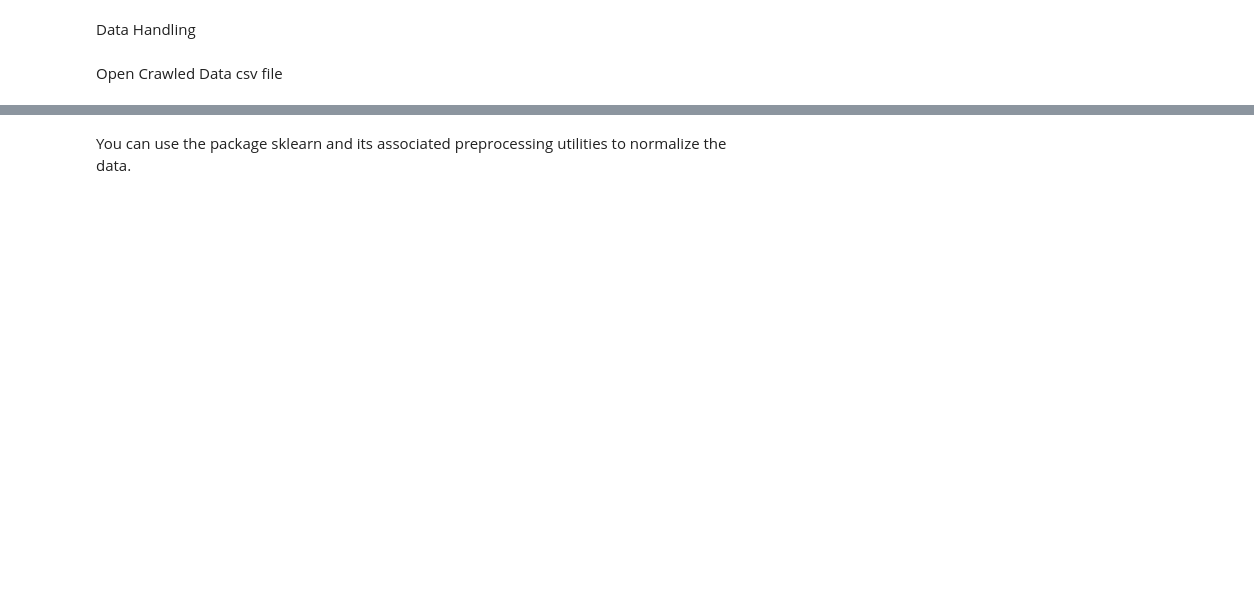
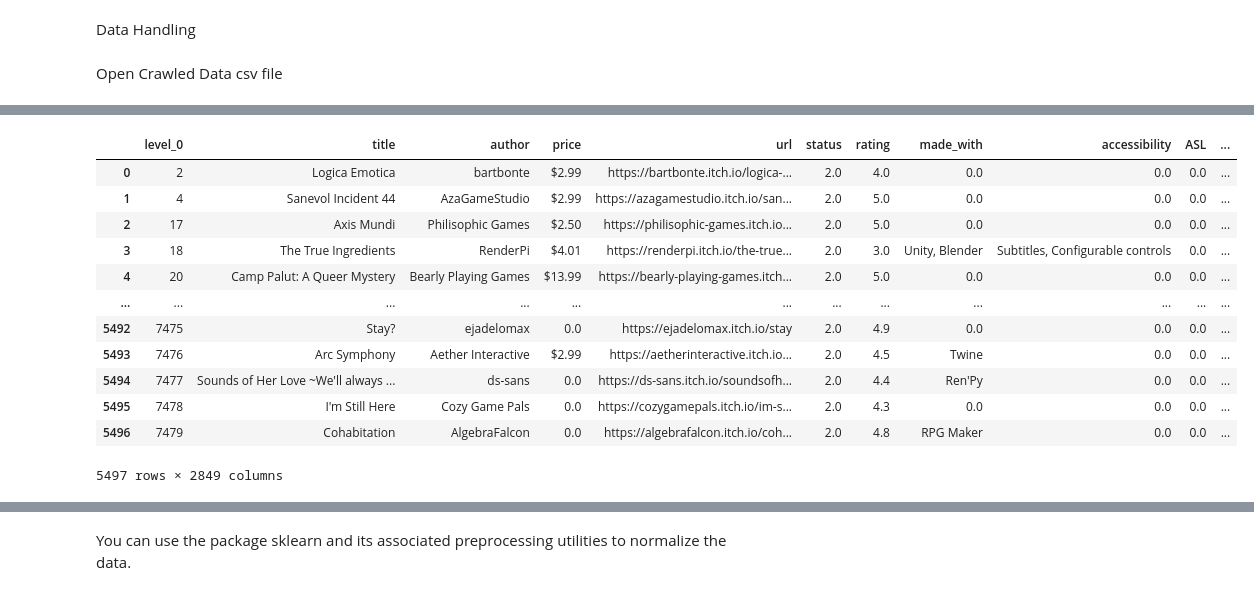
Before and after one commit to Kravchenko228/DataScience, a Jupyter notebook: VideoGamePrediction.ipynb, the cells around one changed output, grey strips where cells are left out. Drawn from its saved outputs; the diff is of its cells as text; code cells hidden in the pictures; blank space fills up the shorter version.

```diff
--- a/VideoGamePrediction.ipynb
+++ b/VideoGamePrediction.ipynb
@@ -186,0 +69,16 @@ df_bin =df_bin.drop('title',1)
+# %%
+def column_to_bit_columns(column_name: str, base_df: pd.DataFrame):
+    cols = base_df.columns.tolist()
+    new_cols = list(set(', '.join(base_df[column_name].unique().tolist()).split(', ')))
+    cols.remove(column_name)
+    cols.extend(new_cols)
+    new_df = pd.DataFrame(columns=cols, data=base_df)
+
+    for i in range(len(base_df[column_name])):
+        for col in base_df.loc[i, column_name].split(', '):
+            new_df.loc[i, col] = 1.0
+
+    return new_df.fillna(0.0), new_cols
+# %%
+df2, platforms = column_to_bit_columns('platform', df1)
+df2, platforms
@@ -186,0 +103,17 @@ df_bin =df_bin.drop('title',1)
+# %%
+df2, tags = column_to_bit_columns('tags', df2)
+df2
+# %% [output]
+|  | level_0 | title | author | price | url | status | rating | made_with | accessibility | ASL | ... |
+| 0 | 2 | Logica Emotica | bartbonte | $2.99 | https://bartbonte.itch.io/logica-... | 2.0 | 4.0 | 0.0 | 0.0 | 0.0 | ... |
+| 1 | 4 | Sanevol Incident 44 | AzaGameStudio | $2.99 | https://azagamestudio.itch.io/san... | 2.0 | 5.0 | 0.0 | 0.0 | 0.0 | ... |
+| 2 | 17 | Axis Mundi | Philisophic Games | $2.50 | https://philisophic-games.itch.io... | 2.0 | 5.0 | 0.0 | 0.0 | 0.0 | ... |
+| 3 | 18 | The True Ingredients | RenderPi | $4.01 | https://renderpi.itch.io/the-true... | 2.0 | 3.0 | Unity, Blender | Subtitles, Configurable controls | 0.0 | ... |
+| 4 | 20 | Camp Palut: A Queer Mystery | Bearly Playing Games | $13.99 | https://bearly-playing-games.itch... | 2.0 | 5.0 | 0.0 | 0.0 | 0.0 | ... |
+| ... | ... | ... | ... | ... | ... | ... | ... | ... | ... | ... | ... |
+| 5492 | 7475 | Stay? | ejadelomax | 0.0 | https://ejadelomax.itch.io/stay | 2.0 | 4.9 | 0.0 | 0.0 | 0.0 | ... |
+| 5493 | 7476 | Arc Symphony | Aether Interactive | $2.99 | https://aetherinteractive.itch.io... | 2.0 | 4.5 | Twine | 0.0 | 0.0 | ... |
+| 5494 | 7477 | Sounds of Her Love ~We'll always ... | ds-sans | 0.0 | https://ds-sans.itch.io/soundsofh... | 2.0 | 4.4 | Ren'Py | 0.0 | 0.0 | ... |
+| 5495 | 7478 | I'm Still Here | Cozy Game Pals | 0.0 | https://cozygamepals.itch.io/im-s... | 2.0 | 4.3 | 0.0 | 0.0 | 0.0 | ... |
+| 5496 | 7479 | Cohabitation | AlgebraFalcon | 0.0 | https://algebrafalcon.itch.io/coh... | 2.0 | 4.8 | RPG Maker | 0.0 | 0.0 | ... |
+5497 rows × 2849 columns
```
Also changed, not shown: parts of 35 cells of this notebook.
